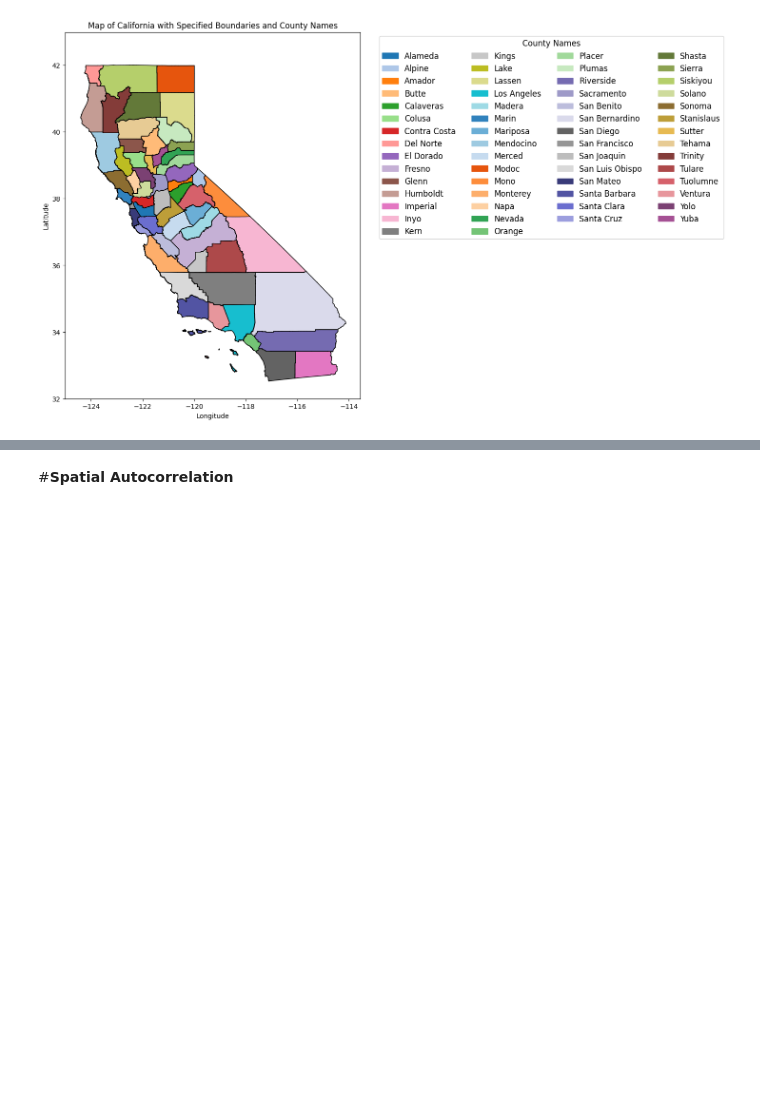
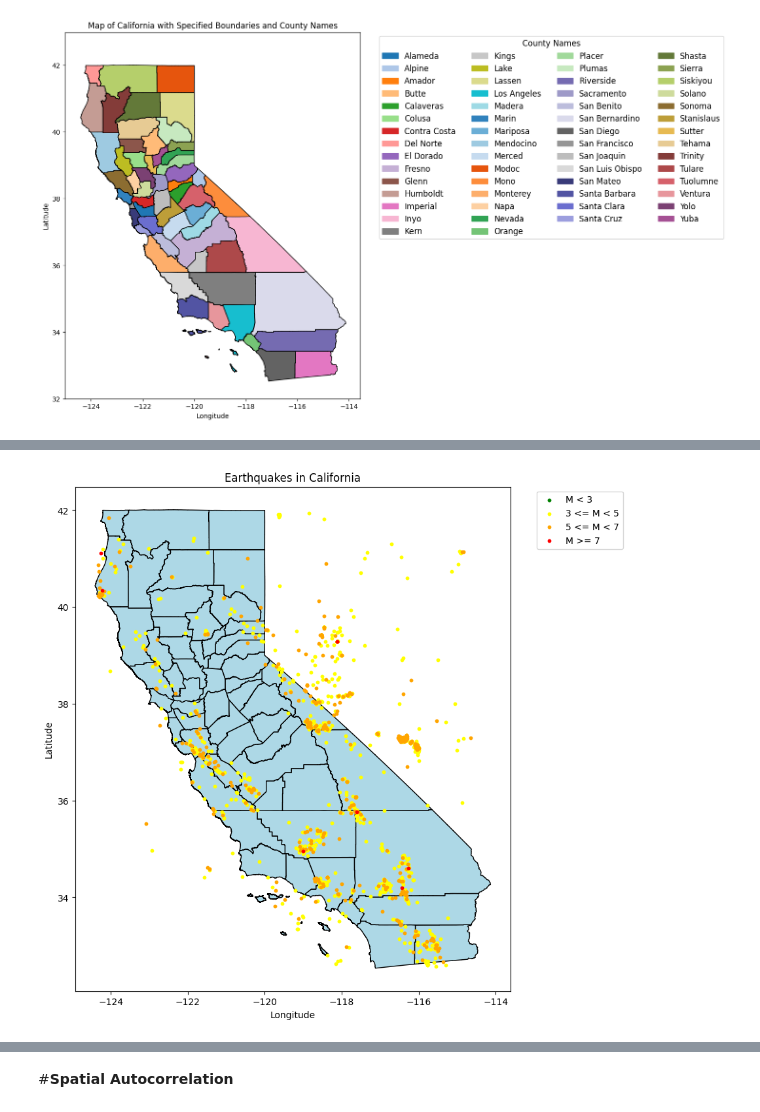
Before and after one commit to arifadli/Exploratory-Spatial-Data-Analysis, a Jupyter notebook: Earthquake Research/ESDA - Earthquake California.ipynb, the cells around one changed output, grey strips where cells are left out. Cells and saved outputs as stored; diff of their text form; code cells hidden in the pictures; blank space fills up the shorter version.

```diff
--- a/Earthquake Research/ESDA - Earthquake California.ipynb
+++ b/Earthquake Research/ESDA - Earthquake California.ipynb
@@ -247,3 +254,46 @@ WARNING:fiona.ogrext:Expecting property name enclosed in double quotes: line 1 c
 WARNING:fiona.ogrext:Expecting property name enclosed in double quotes: line 1 column 2 (char 1)
 WARNING:fiona.ogrext:Expecting property name enclosed in double quotes: line 1 column 2 (char 1)
 [figure]
+# %%
+import pandas as pd
+import geopandas as gpd
+import matplotlib.pyplot as plt
+
+# Muat dataset gempa
+dataset_url = "https://raw.githubusercontent.com/arifadli/DatasetRepository/main/Disertation/California/usgs_california_1952_2022.csv"
+gempa_df = pd.read_csv(dataset_url)
+
+# Muat data peta California
+geojson_url = "https://raw.githubusercontent.com/arifadli/DatasetRepository/main/Disertation/California/California_County_Boundaries.geojson"
+california_map = gpd.read_file(geojson_url)
+
+# Buat plot
+fig, ax = plt.subplots(figsize=(15, 10))
+
+# Plot peta California
+california_map.plot(ax=ax, color='lightblue', edgecolor='black')
+
+# Tentukan rentang magnitudo
+rentang_magnitudo = [(0, 3), (3, 5), (5, 7), (7, float('inf'))]
+warna = ['green', 'yellow', 'orange', 'red']
+label = ['M < 3', '3 <= M < 5', '5 <= M < 7', 'M >= 7']
+
+# Plot kejadian gempa sesuai dengan rentang magnitudo
+for i in range(len(rentang_magnitudo)):
+    rentang = rentang_magnitudo[i]
+    warna_kejadian = warna[i]
+    label_kejadian = label[i]
+    kejadian = gempa_df[(gempa_df['mag'] >= rentang[0]) & (gempa_df['mag'] < rentang[1])]
+    ax.scatter(kejadian['longitude'], kejadian['latitude'], color=warna_kejadian, marker='o', s=10, label=label_kejadian)
+
+# Tambahkan legenda
+ax.legend(loc='upper left', bbox_to_anchor=(1.05, 1))
+
+# Atur judul dan label
+ax.set_title('Earthquakes in California')
+ax.set_xlabel('Longitude')
+ax.set_ylabel('Latitude')
+
+# Tampilkan plot
+plt.show()
+# %% [output]
@@ -249,0 +317 @@ WARNING:fiona.ogrext:Expecting property name enclosed in double quotes: line 1 c
+[figure, added]
```
Also changed, not shown: parts of 16 cells of this notebook, 4 other files.
